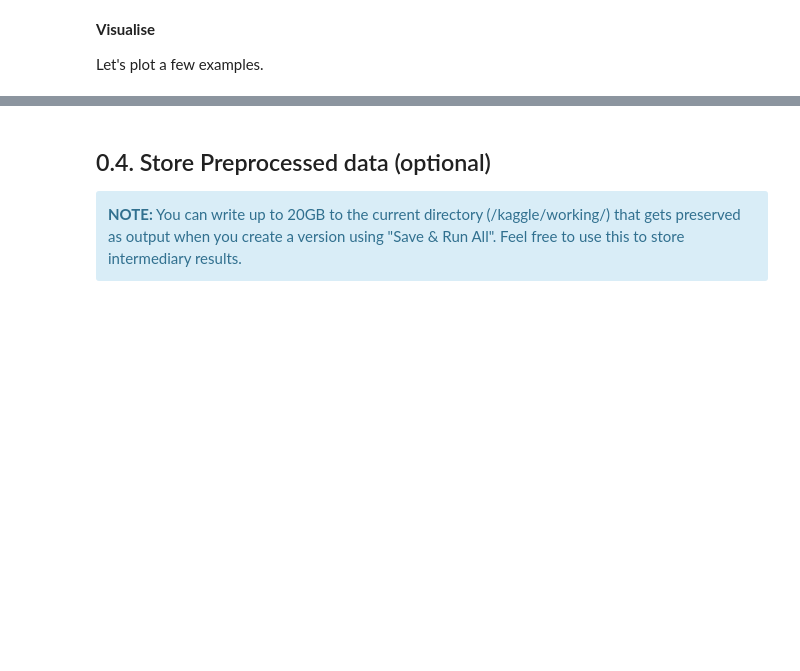
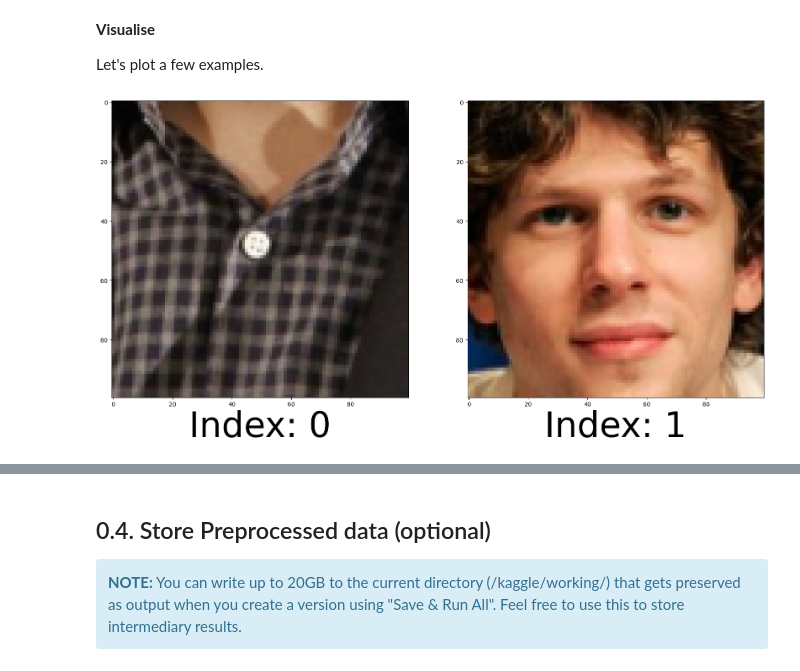
Before and after one commit to RebekkaHaley/cv-group-assignment-1, a Jupyter notebook: template_GA1.ipynb, the cells around one changed output, grey strips where cells are left out. Drawn from its saved outputs; the diff is of its cells as text; code cells hidden in the pictures; blank space fills up the shorter version.

```diff
--- a/template_GA1.ipynb
+++ b/template_GA1.ipynb
@@ -259,3 +253,19 @@ def vizualiseEigenFaces(pca):
             ax.axis('off')
     plt.suptitle("Top 16 Eigenfaces")
     plt.show()
+# %%
+# code further preprocssing
+# remove outlying indices:
+# 0,6,15,12 for y = 1
+# 5,7,24    for y = 2
+
+for badInd in [0,6,15,12]:
+    train_X[train_y == 1][badInd,:,:,:]
+
+for badInd in [5,7,24]:
+    train_X[train_y == 1][badInd,:,:,:]
+
+plot_image_sequence(train_X[train_y == 1][:,:,:,:], n=2, imgs_per_row=2)
+# train_X[train_y == 2]
+# %% [output]
+[figure, added]
```
Also changed, not shown: parts of 5 cells of this notebook.
